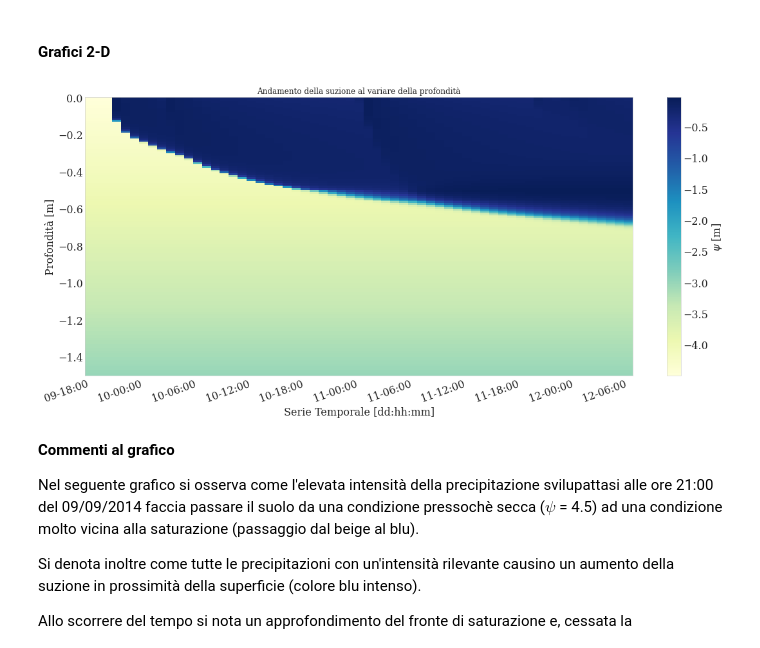
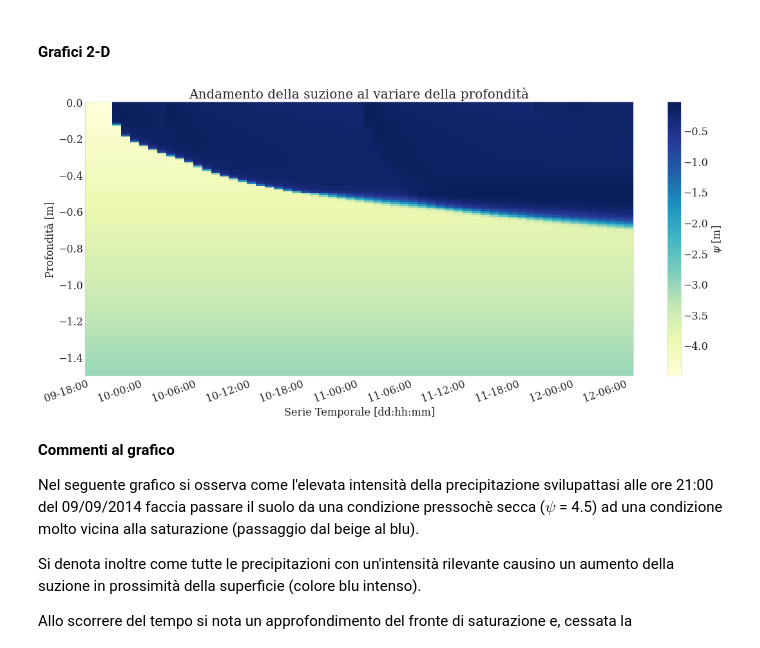
Before and after one commit to Mottino00/Esame-idrologia, a Jupyter notebook: 3.3 Precipitazione giornaliera.ipynb, the cells around one changed output. Cells and saved outputs as stored; diff of their text form; code cells hidden in the pictures.

```diff
--- a/3.3 Precipitazione giornaliera.ipynb
+++ b/3.3 Precipitazione giornaliera.ipynb
@@ -120,7 +120,7 @@ nice_fonts = {
         "text.usetex": False,
         "font.family": "serif",
         "axes.labelsize": 16,
-        "font.size": 19,
+        "font.size": 17,
         "legend.fontsize": 16,
         "xtick.labelsize": 16,
         "ytick.labelsize": 16,
@@ -169,20 +169,20 @@ fig.show()
 # %%
 # Variazione della suzione nel tempo
 
 fig, ax = plt.subplots(1, 1, figsize=(16,12/1.618))
 norm = matplotlib.colors.Normalize(vmin=np.amin(ds3.psi.values), vmax=np.amax(ds3.psi.values))
 ds3.psi.plot(ax=ax, y='depth',add_colorbar=True, cmap=my_cmap, norm=norm, cbar_kwargs={'label': '$\psi$ [m]'})
 
-ax.set_title('Andamento della suzione al variare della profondità')
+ax.set_title('Andamento della suzione al variare della profondità', size=20)
 ax.set_ylabel('Profondità [m]')
 ax.set_xlabel('Serie Temporale [dd:hh:mm]')
 ax.xaxis.set_major_formatter(mdates.DateFormatter('%d-%H:%M'))
 ax.xaxis.set_tick_params(rotation=20)
 
 plt.tight_layout()
 plt.show()
 # %% [output]
-[figure, old version]
+[figure, new version]
 # %% [markdown]
 **Commenti al grafico**
 
```
Also changed, not shown: parts of 4 cells of this notebook.
